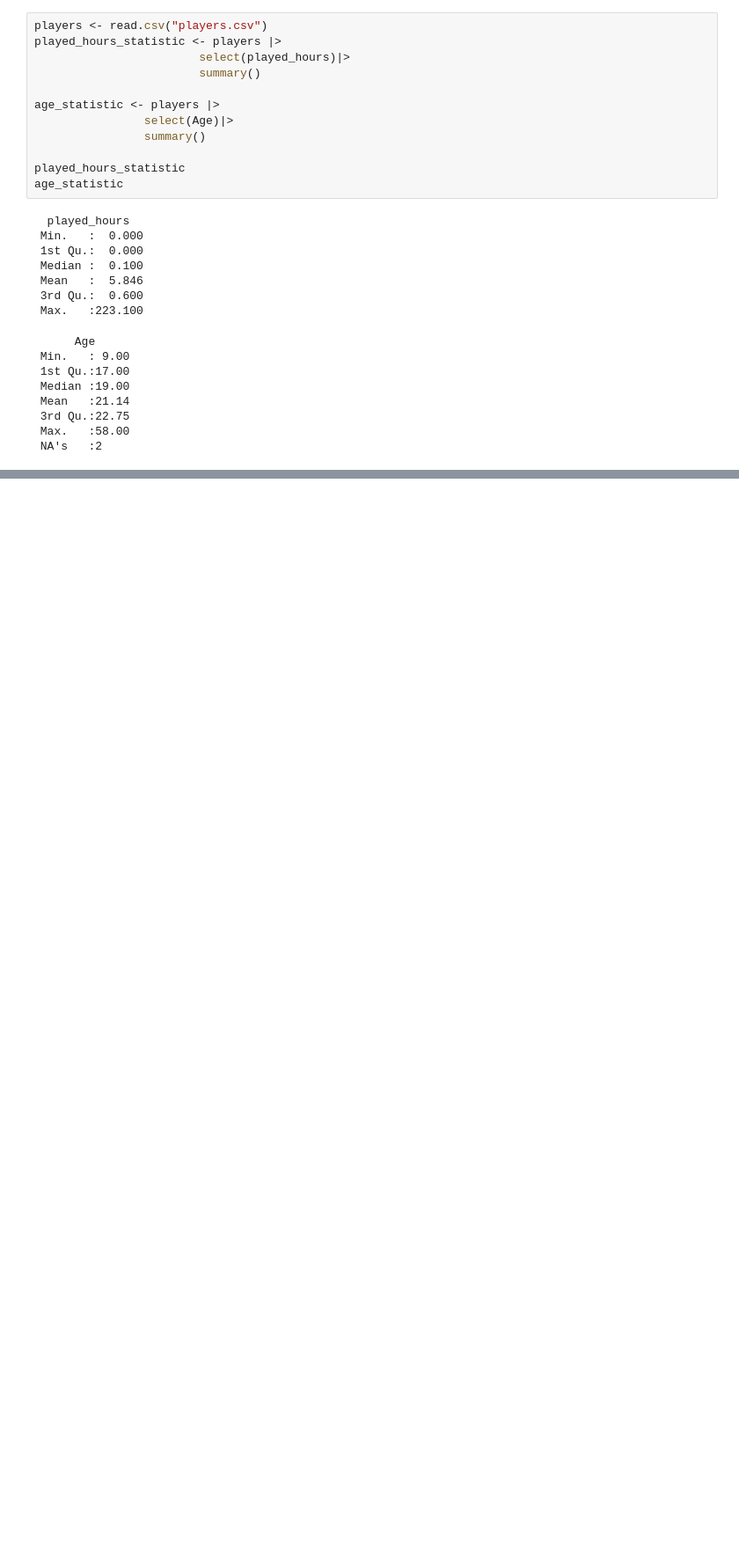
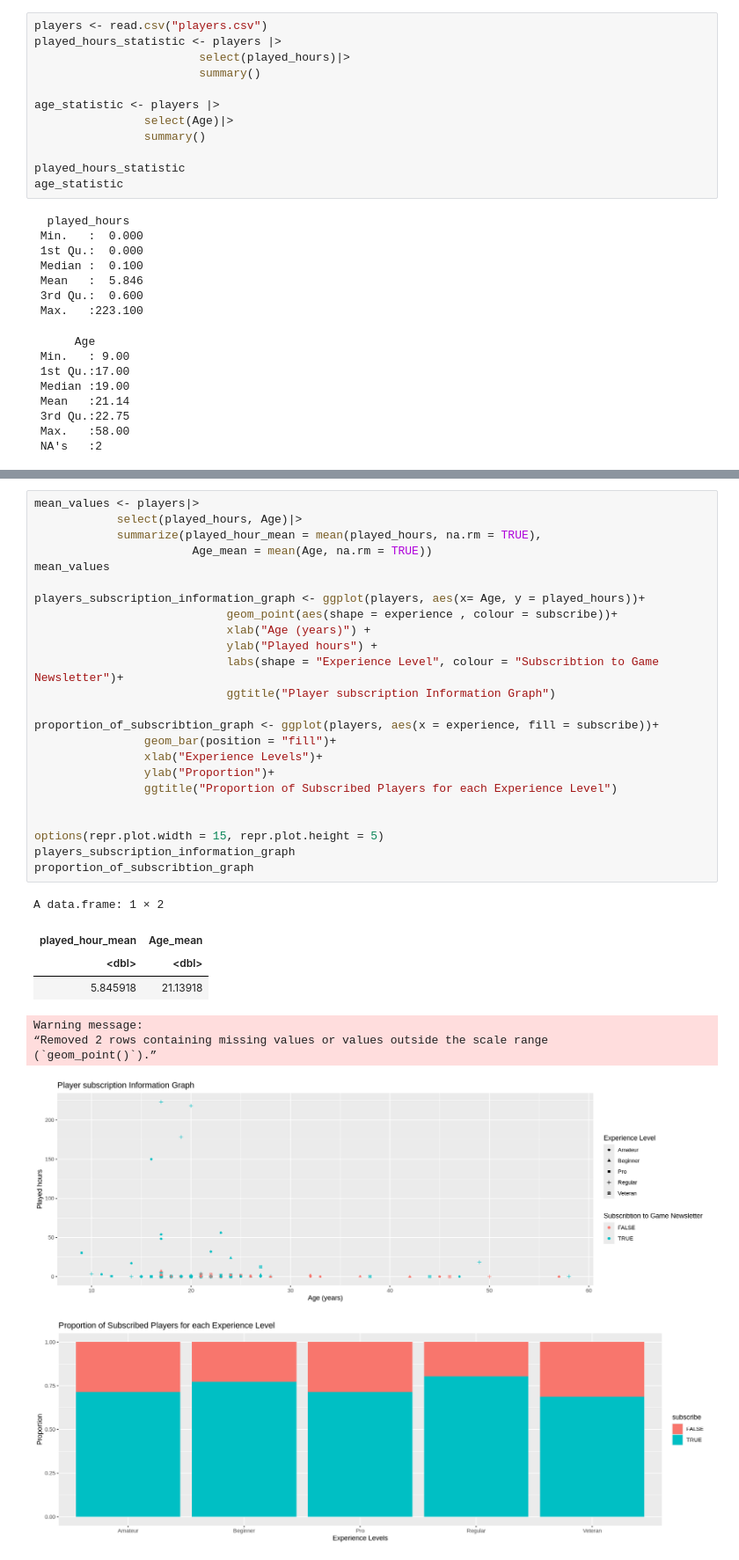
Before and after one commit to alanainvancouver-byte/DSCI100-project-individual-planning, a Jupyter notebook: Project Planing.ipynb, the cells around one changed output, grey strips where cells are left out. Shown: that part at 88% size. Saved outputs shown, nothing was run; the diff lists cells and outputs as text; blank space fills up the shorter version.

```diff
--- a/Project Planing.ipynb
+++ b/Project Planing.ipynb
@@ -108,0 +81,34 @@ A data.frame: 35 × 7
+# %%
+mean_values <- players|>
+            select(played_hours, Age)|>
+            summarize(played_hour_mean = mean(played_hours, na.rm = TRUE),
+                       Age_mean = mean(Age, na.rm = TRUE))
+mean_values
+
+players_subscription_information_graph <- ggplot(players, aes(x= Age, y = played_hours))+
+                            geom_point(aes(shape = experience , colour = subscribe))+
+                            xlab("Age (years)") +
+                            ylab("Played hours") +
+                            labs(shape = "Experience Level", colour = "Subscribtion to Game Newsletter")+
+                            ggtitle("Player subscription Information Graph")
+
+proportion_of_subscribtion_graph <- ggplot(players, aes(x = experience, fill = subscribe))+
+                geom_bar(position = "fill")+
+                xlab("Experience Levels")+
+                ylab("Proportion")+
+                ggtitle("Proportion of Subscribed Players for each Experience Level")
+
+
+options(repr.plot.width = 15, repr.plot.height = 5)
+players_subscription_information_graph
+proportion_of_subscribtion_graph
+# %% [output]
+A data.frame: 1 × 2
+| played_hour_mean | Age_mean |
+| <dbl> | <dbl> |
+| 5.845918 | 21.13918 |
+Warning message:
+“Removed 2 rows containing missing values or values outside the scale range
+(`geom_point()`).”
+[figure, added]
+[figure, added]
```
Also changed, not shown: parts of 7 cells of this notebook.
